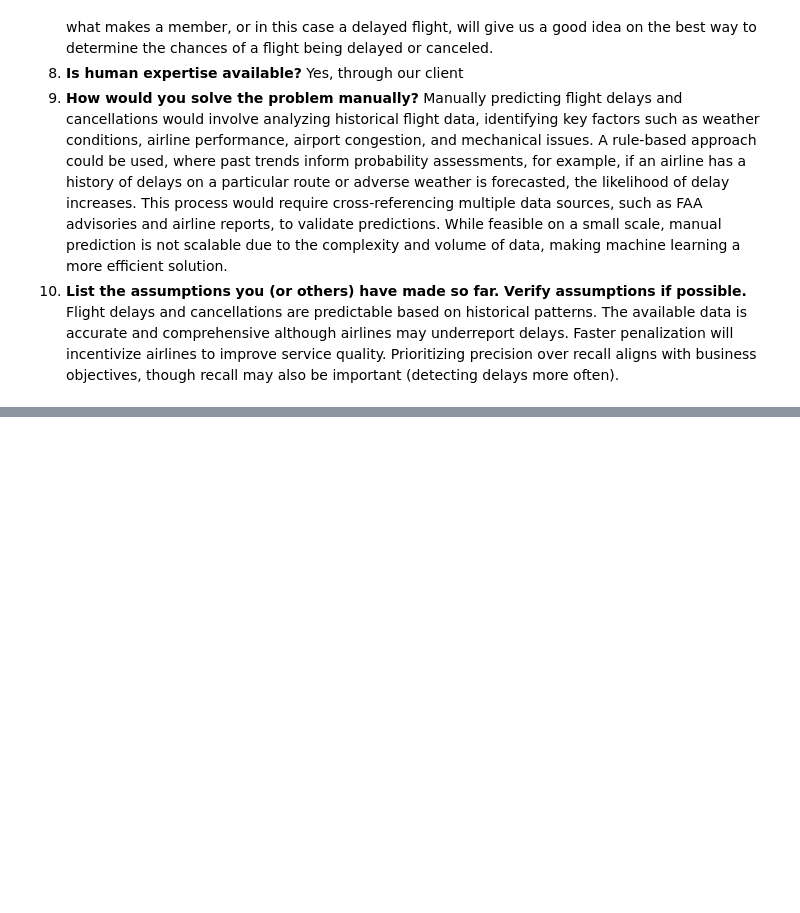
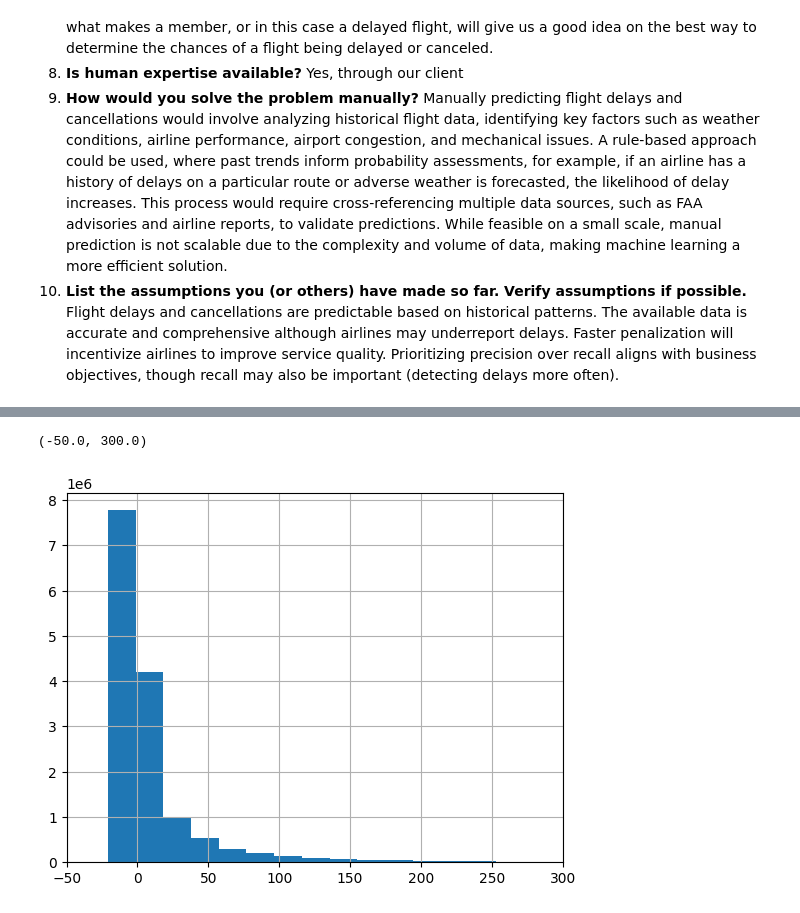
Before and after one commit to CollinmcCastro/Delayed-Flights, a Jupyter notebook: Delayed.ipynb, the cells around one changed output, grey strips where cells are left out. Drawn from its saved outputs; the diff is of its cells as text; code cells hidden in the pictures; blank space fills up the shorter version.

```diff
--- a/Delayed.ipynb
+++ b/Delayed.ipynb
@@ -39,0 +206,7 @@ Frame the Problem
+# %%
+# departure delay histogram
+flights_data['DepDelay'].hist(bins=300)
+plt.xlim(-50, 300)
+# %% [output]
+(-50.0, 300.0)
+[figure, added]
```
Also changed, not shown: parts of 54 cells of this notebook.
